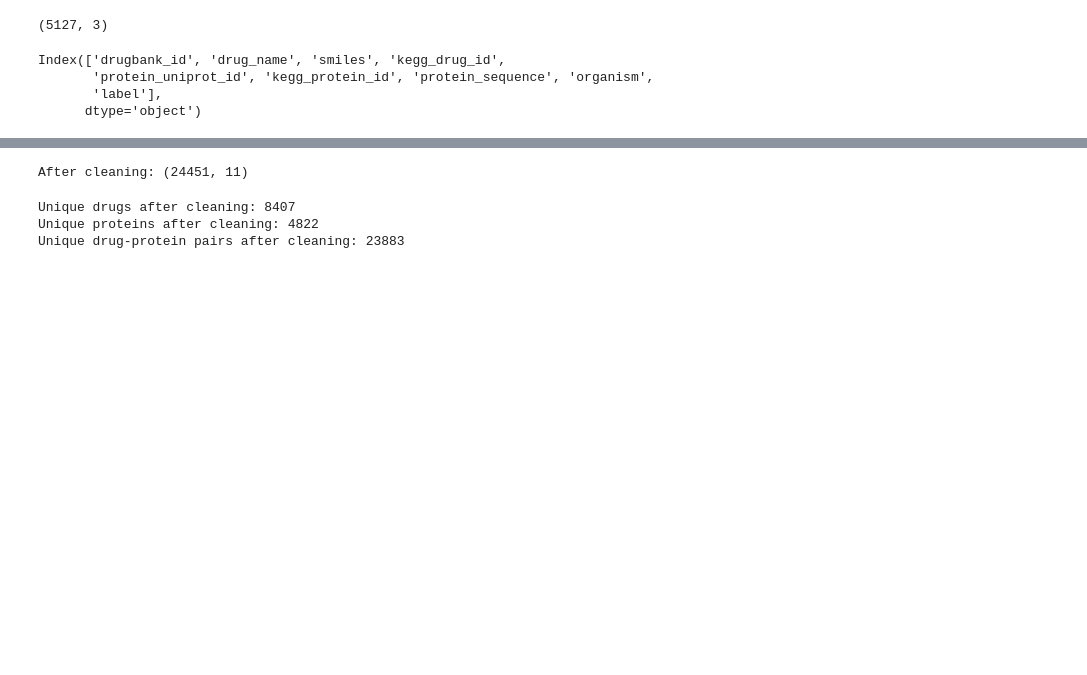
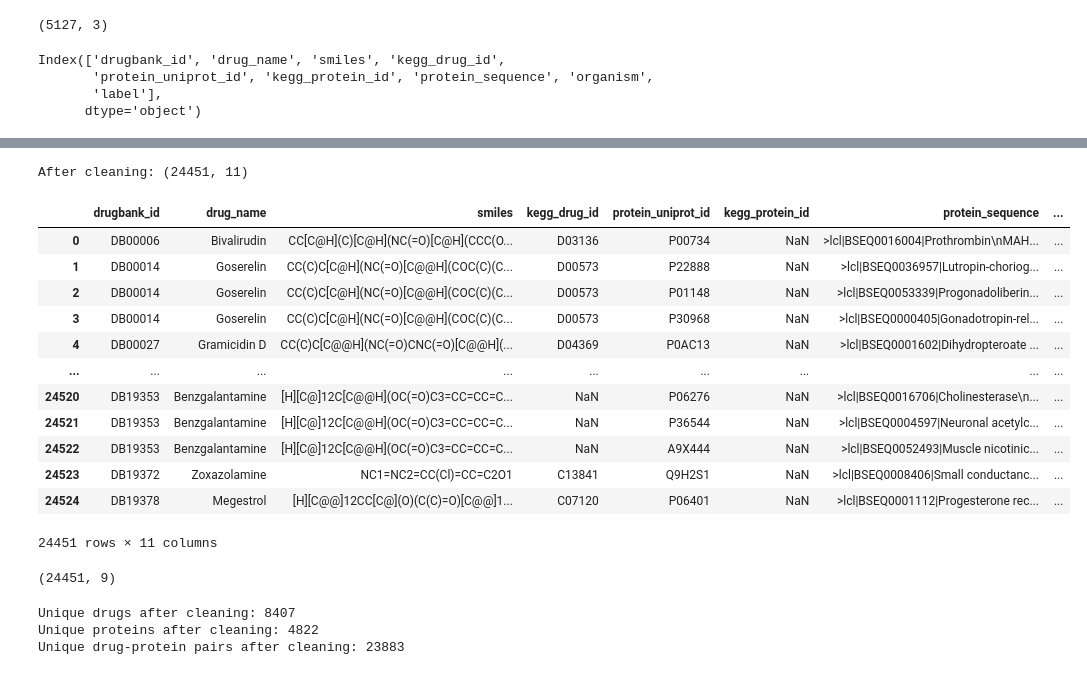
Before and after one commit to SElena7/DTI-drug-discovery, a Jupyter notebook: notebooks/merge_yamanishi.ipynb, the cells around one changed output, grey strips where cells are left out. Drawn from its saved outputs; the diff is of its cells as text; code cells hidden in the pictures; blank space fills up the shorter version.

Commit message:
filtered pairs drugbank, merged yamanishi

```diff
--- a/notebooks/merge_yamanishi.ipynb
+++ b/notebooks/merge_yamanishi.ipynb
@@ -111,10 +111,24 @@ Before cleaning: (24525, 11)
 # %%
 df_drugbank = df_drugbank[
     (df_drugbank["valid_smiles"] == True) &
     (df_drugbank["valid_protein"] == True)
 ].copy()
 
 print("After cleaning:", df_drugbank.shape)
+df_drugbank
 # %% [output]
 After cleaning: (24451, 11)
+|  | drugbank_id | drug_name | smiles | kegg_drug_id | protein_uniprot_id | kegg_protein_id | protein_sequence | ... |
+| 0 | DB00006 | Bivalirudin | CC[C@H](C)[C@H](NC(=O)[C@H](CCC(O... | D03136 | P00734 | NaN | >lcl|BSEQ0016004|Prothrombin\nMAH... | ... |
+| 1 | DB00014 | Goserelin | CC(C)C[C@H](NC(=O)[C@@H](COC(C)(C... | D00573 | P22888 | NaN | >lcl|BSEQ0036957|Lutropin-choriog... | ... |
+| 2 | DB00014 | Goserelin | CC(C)C[C@H](NC(=O)[C@@H](COC(C)(C... | D00573 | P01148 | NaN | >lcl|BSEQ0053339|Progonadoliberin... | ... |
+| 3 | DB00014 | Goserelin | CC(C)C[C@H](NC(=O)[C@@H](COC(C)(C... | D00573 | P30968 | NaN | >lcl|BSEQ0000405|Gonadotropin-rel... | ... |
+| 4 | DB00027 | Gramicidin D | CC(C)C[C@@H](NC(=O)CNC(=O)[C@@H](... | D04369 | P0AC13 | NaN | >lcl|BSEQ0001602|Dihydropteroate ... | ... |
+| ... | ... | ... | ... | ... | ... | ... | ... | ... |
+| 24520 | DB19353 | Benzgalantamine | [H][C@]12C[C@@H](OC(=O)C3=CC=CC=C... | NaN | P06276 | NaN | >lcl|BSEQ0016706|Cholinesterase\n... | ... |
+| 24521 | DB19353 | Benzgalantamine | [H][C@]12C[C@@H](OC(=O)C3=CC=CC=C... | NaN | P36544 | NaN | >lcl|BSEQ0004597|Neuronal acetylc... | ... |
+| 24522 | DB19353 | Benzgalantamine | [H][C@]12C[C@@H](OC(=O)C3=CC=CC=C... | NaN | A9X444 | NaN | >lcl|BSEQ0052493|Muscle nicotinic... | ... |
+| 24523 | DB19372 | Zoxazolamine | NC1=NC2=CC(Cl)=CC=C2O1 | C13841 | Q9H2S1 | NaN | >lcl|BSEQ0008406|Small conductanc... | ... |
+| 24524 | DB19378 | Megestrol | [H][C@@]12CC[C@](O)(C(C)=O)[C@@]1... | C07120 | P06401 | NaN | >lcl|BSEQ0001112|Progesterone rec... | ... |
+24451 rows × 11 columns
 # %%
@@ -121,4 +136,8 @@ After cleaning: (24451, 11)
 df_drugbank = df_drugbank.drop(columns=["valid_smiles", "valid_protein"])
+# %%
+df_drugbank.shape
+# %% [output]
+(24451, 9)
 # %%
 print("Unique drugs after cleaning:", df_drugbank["drugbank_id"].nunique())
 print("Unique proteins after cleaning:", df_drugbank["protein_uniprot_id"].nunique())
```
Also changed, not shown: parts of 17 cells of this notebook.
